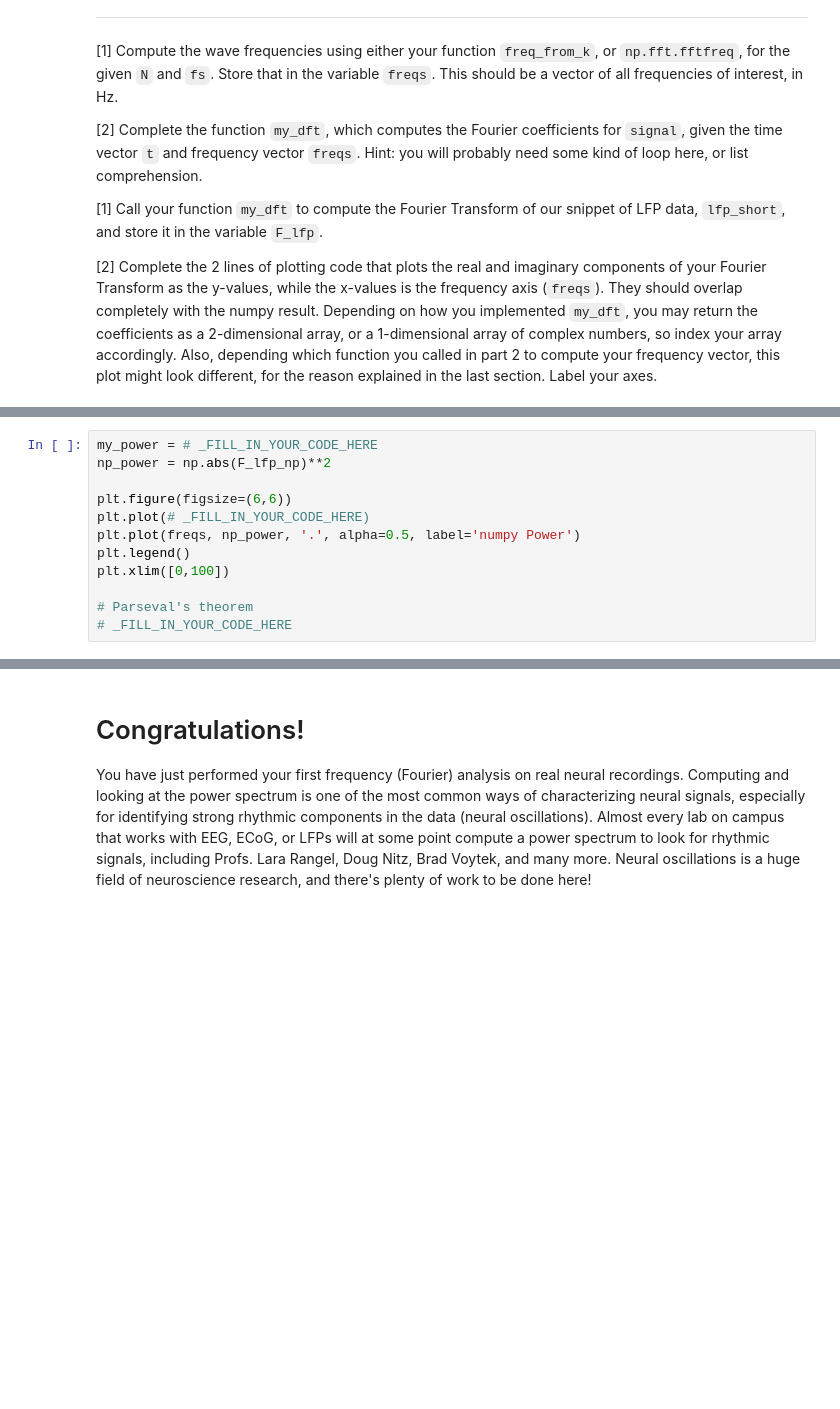
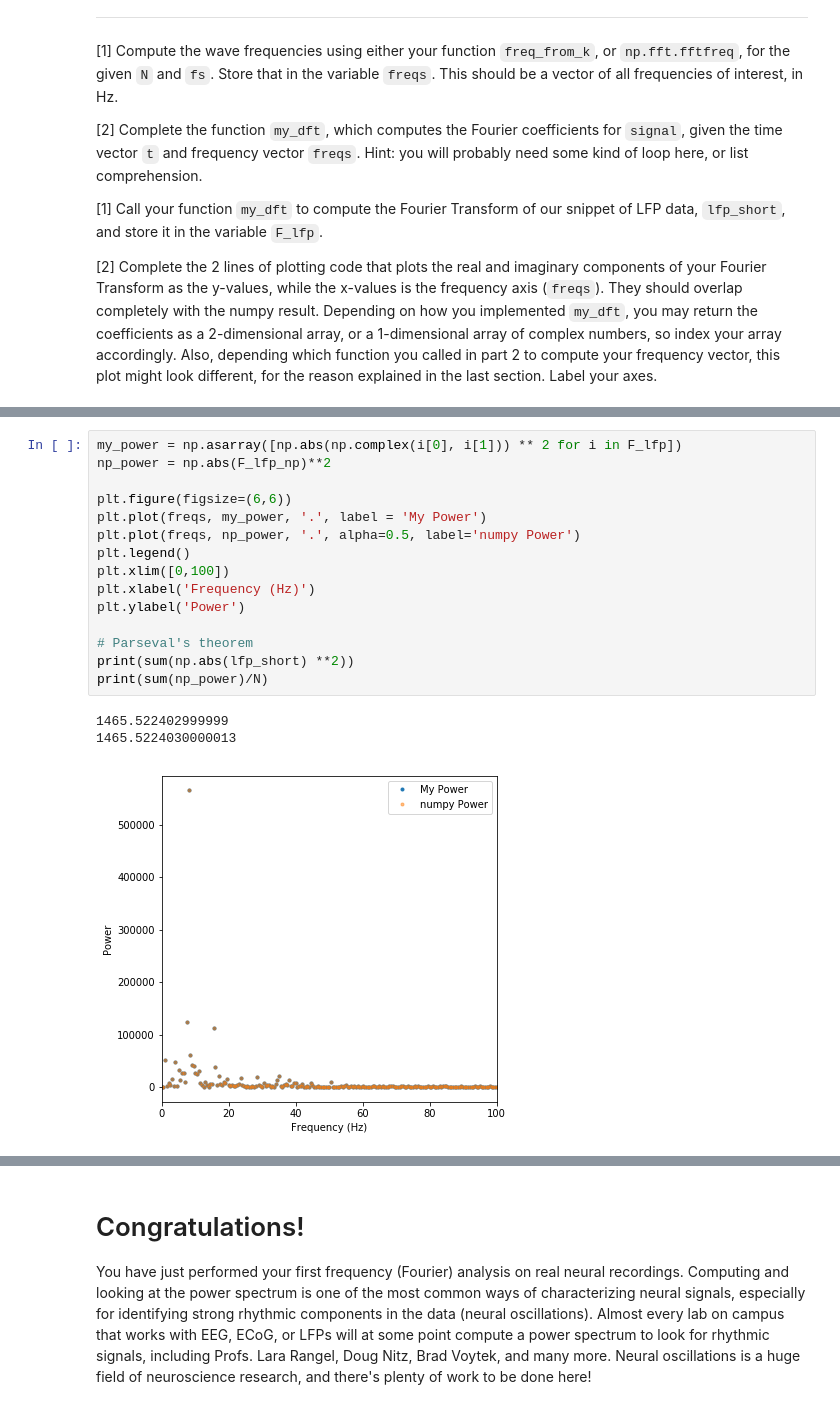
Before and after one commit to xuanyuw/COGS118C, a Jupyter notebook: Assignments/A2-FourierTransform.ipynb, the cells around one changed output, grey strips where cells are left out. Saved outputs shown, nothing was run; the diff lists cells and outputs as text; blank space fills up the shorter version.

```diff
--- a/Assignments/A2-FourierTransform.ipynb
+++ b/Assignments/A2-FourierTransform.ipynb
@@ -400,17 +422,24 @@ ANSWER:
 [BONUS: 1] Confirm that your Fourier transform follows [Parseval's theorem](https://en.wikipedia.org/wiki/Parseval%27s_theorem) by computing and printing the values from both sides of this equation:
 ![](./img/parseval.png)
 # %%
-my_power = # _FILL_IN_YOUR_CODE_HERE
+my_power = np.asarray([np.abs(np.complex(i[0], i[1])) ** 2 for i in F_lfp])
 np_power = np.abs(F_lfp_np)**2
 
 plt.figure(figsize=(6,6))
-plt.plot(# _FILL_IN_YOUR_CODE_HERE)
+plt.plot(freqs, my_power, '.', label = 'My Power')
 plt.plot(freqs, np_power, '.', alpha=0.5, label='numpy Power')
 plt.legend()
 plt.xlim([0,100])
+plt.xlabel('Frequency (Hz)')
+plt.ylabel('Power')
 
 # Parseval's theorem
-# _FILL_IN_YOUR_CODE_HERE
+print(sum(np.abs(lfp_short) **2))
+print(sum(np_power)/N)
+# %% [output]
+1465.522402999999
+1465.5224030000013
+[figure, added]
 # %% [markdown]
 # [5] Q6 - continued
 [3] Repeat the above analysis, but for the full LFP signal (`lfp`, I've re-defined for you). Plot the power spectrum (and remember to label your axes).
```
Also changed, not shown: parts of 11 cells of this notebook.
